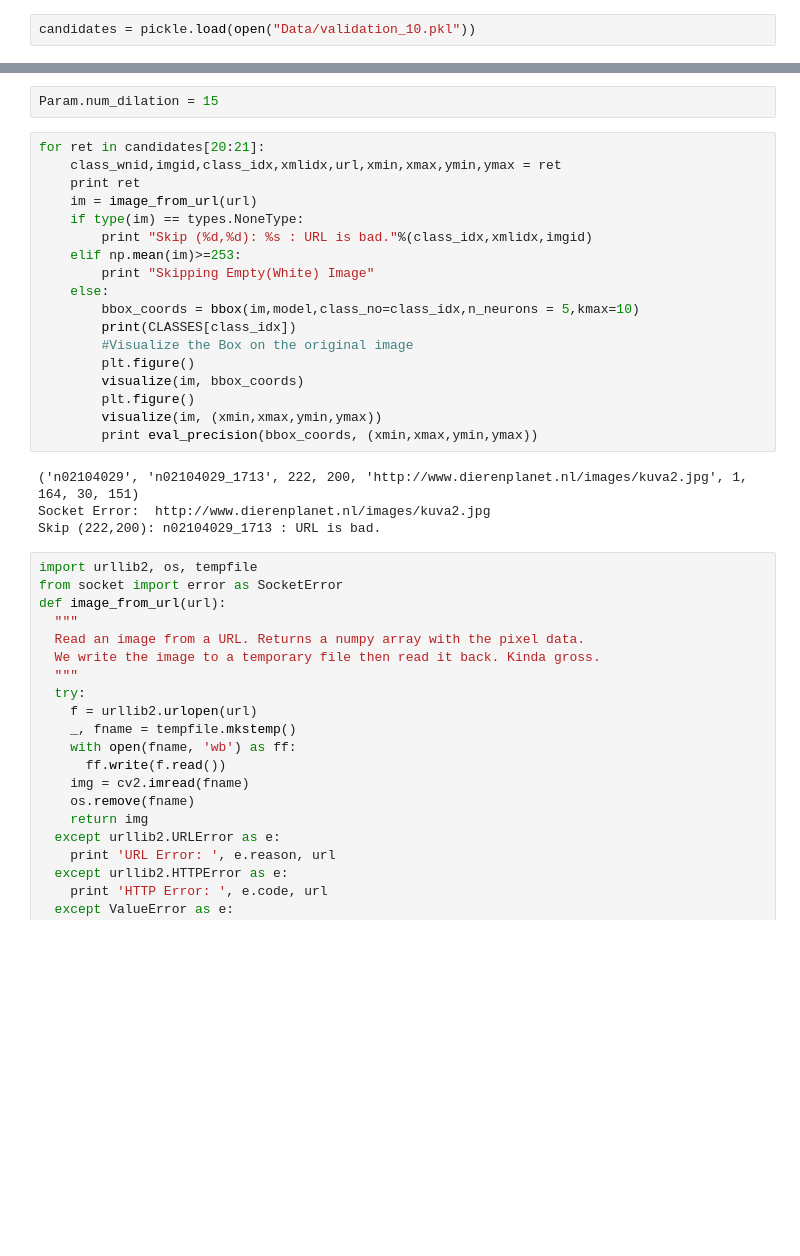
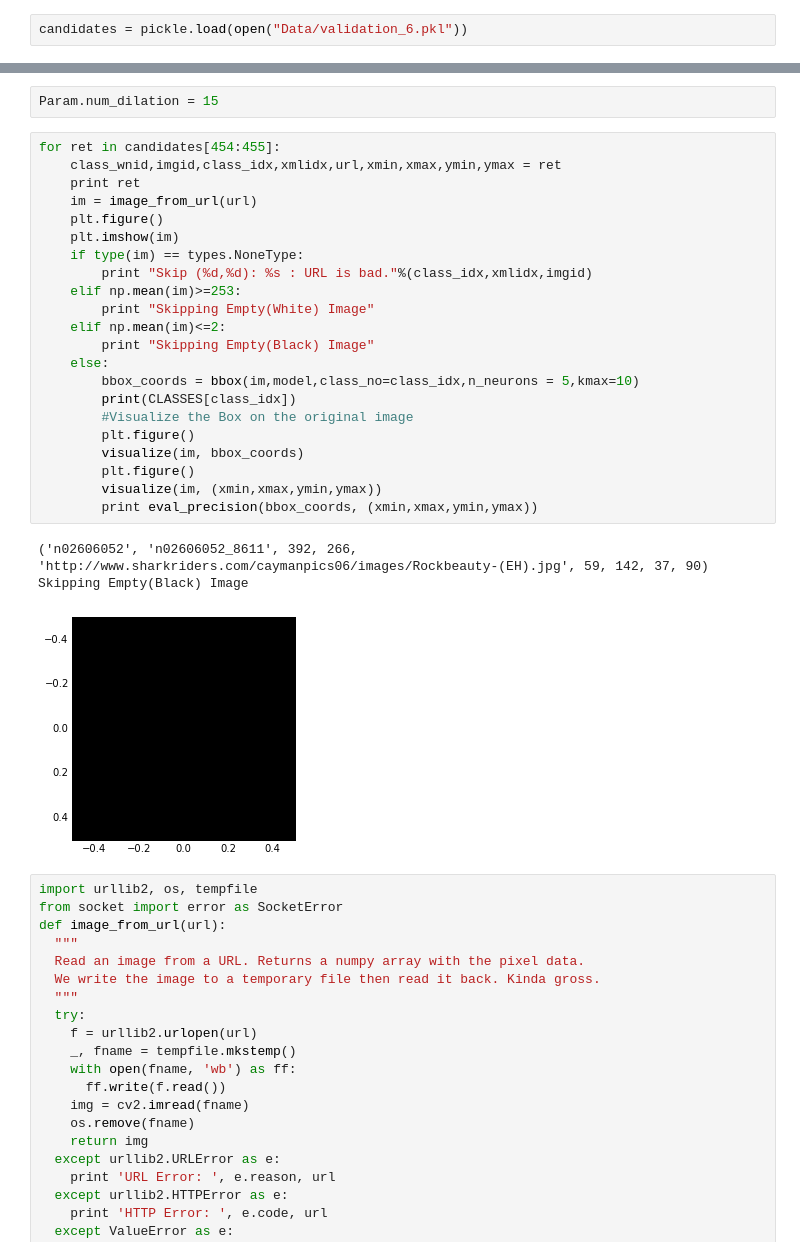
Before and after one commit to sdockal/FastObjectLocalization, a Jupyter notebook: Localization.ipynb, the cells around one changed output, grey strips where cells are left out. Saved outputs shown, nothing was run; the diff lists cells and outputs as text; blank space fills up the shorter version.

Commit message:
Fixed fail for black images

```diff
--- a/Localization.ipynb
+++ b/Localization.ipynb
@@ -154,34 +154,38 @@ filter(lambda x: 'pig' in CLASSES[x].lower(), range(1000))
 # %% [output]
 [338, 341, 719, 833]
 # %%
-candidates = pickle.load(open("Data/validation_10.pkl"))
+candidates = pickle.load(open("Data/validation_6.pkl"))
 # %%
 import types
 from library.image_utils import *
 # %%
 Param.num_dilation = 15
 # %%
-for ret in candidates[20:21]:
+for ret in candidates[454:455]:
     class_wnid,imgid,class_idx,xmlidx,url,xmin,xmax,ymin,ymax = ret
     print ret
     im = image_from_url(url)
+    plt.figure()
+    plt.imshow(im)
     if type(im) == types.NoneType:
         print "Skip (%d,%d): %s : URL is bad."%(class_idx,xmlidx,imgid)
     elif np.mean(im)>=253:
         print "Skipping Empty(White) Image"
+    elif np.mean(im)<=2:
+        print "Skipping Empty(Black) Image"
     else:
         bbox_coords = bbox(im,model,class_no=class_idx,n_neurons = 5,kmax=10)
         print(CLASSES[class_idx])
         #Visualize the Box on the original image
         plt.figure()
         visualize(im, bbox_coords)
         plt.figure()
         visualize(im, (xmin,xmax,ymin,ymax))
         print eval_precision(bbox_coords, (xmin,xmax,ymin,ymax))
 # %% [output]
-('n02104029', 'n02104029_1713', 222, 200, 'http://www.dierenplanet.nl/images/kuva2.jpg', 1, 164, 30, 151)
-Socket Error:  http://www.dierenplanet.nl/images/kuva2.jpg
-Skip (222,200): n02104029_1713 : URL is bad.
+('n02606052', 'n02606052_8611', 392, 266, 'http://www.sharkriders.com/caymanpics06/images/Rockbeauty-(EH).jpg', 59, 142, 37, 90)
+Skipping Empty(Black) Image
+[figure, added]
 # %%
 import urllib2, os, tempfile
 from socket import error as SocketError
```
Also changed, not shown: parts of 13 cells of this notebook, 8 other files.
